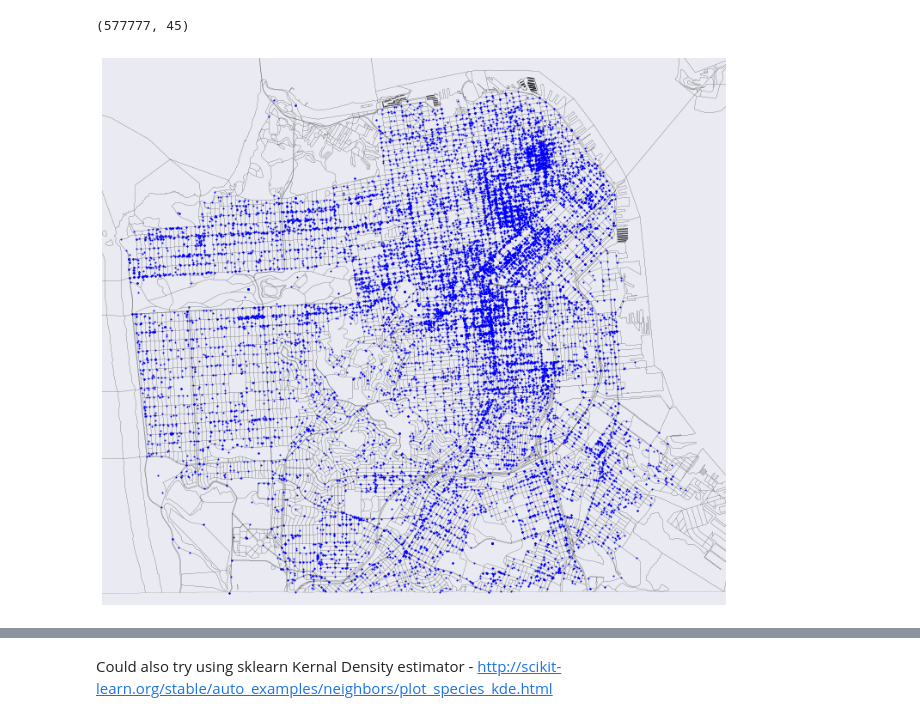
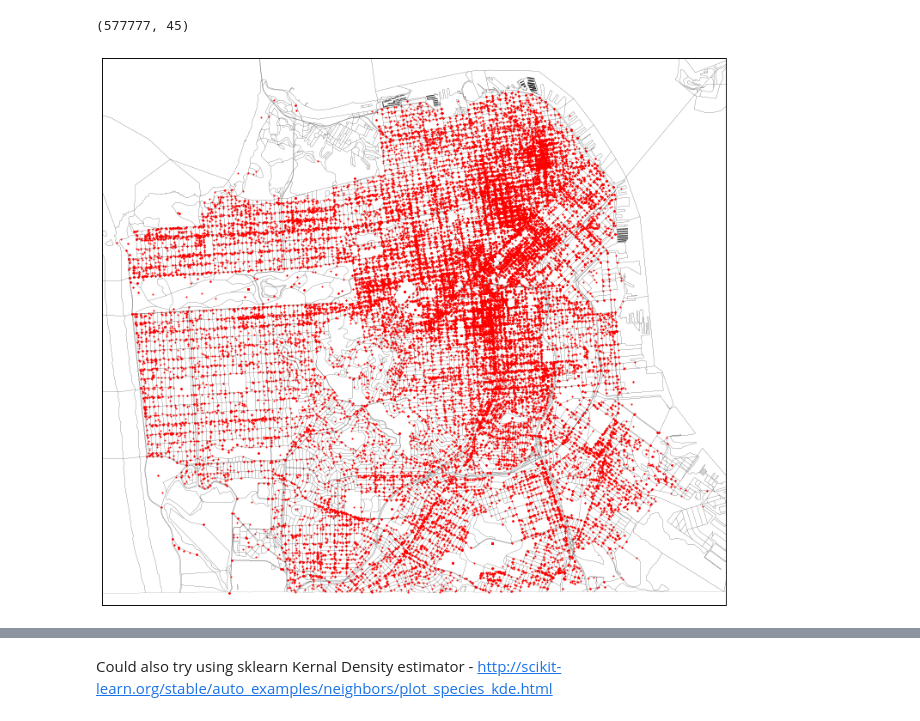
Before and after one commit to tmkilian/capstone, a Jupyter notebook: capstone_data_prev.ipynb, the cells around one changed output, grey strips where cells are left out. Cells and saved outputs as stored; diff of their text form; code cells hidden in the pictures.

Commit message:
Friday, many updates to capstone - through initial data cleaning

```diff
--- a/capstone_data_prev.ipynb
+++ b/capstone_data_prev.ipynb
@@ -738,3 +736,5 @@ yurt                                 0
 dtype: int64
 # %%
 pd.to_pickle(bnb_list_full, './bnb_list_full')
+# %%
+bnb_list_full = pd.read_pickle('./bnb_list_full')
@@ -740,0 +743,15 @@ pd.to_pickle(bnb_list_full, './bnb_list_full')
+# %%
+y = bnb_list_full.latitude.values
+x = bnb_list_full.longitude.values
+
+plt.figure(figsize=(13,13))
+m = Basemap(llcrnrlon=-122.518,llcrnrlat=37.705683,urcrnrlon=-122.36,
+            urcrnrlat=37.81534, resolution='h',projection='merc')
+
+m.readshapefile('./map_data/census_blocks/geo_export_7c410ec8-5cfa-4422-9893-1d3d5cf3be1f','sf_blocks', linewidth=.1)
+
+m.drawmapboundary(fill_color='white')
+
+m.plot(x, y, 'go', markersize=3, latlon=True)
+#plt.title('contour lines over filled continent background')
+plt.show()
@@ -1059,23 +1051,20 @@ x = cat_dummies.longitude.values[:20000]
 # %%
+y = cat_dummies.latitude.values[:50000]
+x = cat_dummies.longitude.values[:50000]
+
 plt.figure(figsize=(13,13))
 m = Basemap(llcrnrlon=-122.518,llcrnrlat=37.705683,urcrnrlon=-122.36,
             urcrnrlat=37.81534, resolution='h',projection='merc')
-# draw coastlines, country boundaries, fill continents.
-#m.drawcoastlines(linewidth=0.25)
-#m.drawcountries(linewidth=0.25)
 
 m.readshapefile('./map_data/census_blocks/geo_export_7c410ec8-5cfa-4422-9893-1d3d5cf3be1f','sf_blocks', linewidth=.1)
 
-#m.fillcontinents(color='coral',lake_color='aqua', alpha=0.5)
-# draw the edge of the map projection region (the projection limb)
+m.drawmapboundary(fill_color='white')
 
-#m.drawmapboundary(fill_color='aqua')
-
-m.plot(x, y, 'bo', markersize=2, latlon=True)
+m.plot(x, y, 'ro', markersize=2, latlon=True)
 #plt.title('contour lines over filled continent background')
 plt.show()
 # %% [output]
-[figure, old version]
+[figure, new version]
 # %%
 # info on kernel density functions
 # >>> from scipy import stats
```
Also changed, not shown: parts of 33 cells of this notebook, 6 other files.
